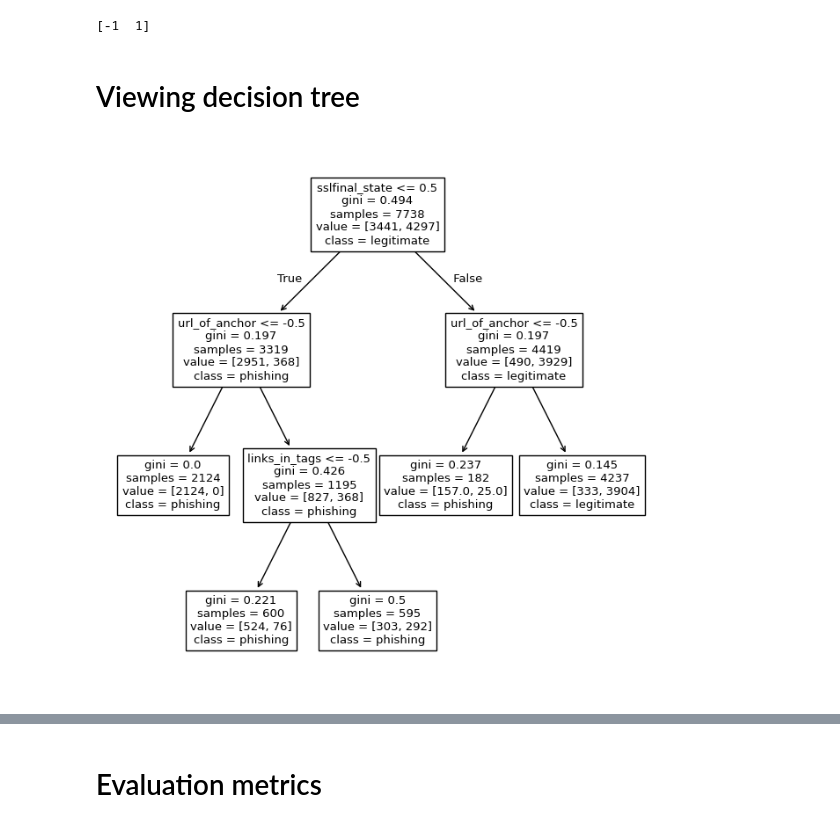
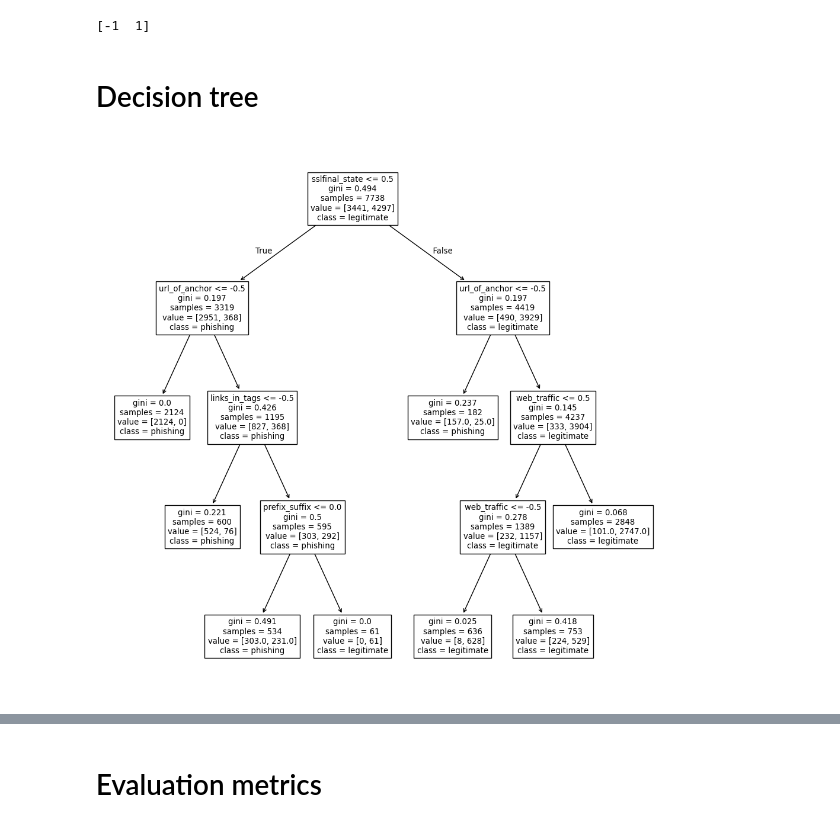
Before and after one commit to hinmiro/dataIsBeautifull_G2, a Jupyter notebook: assignments/decisiontrees_randomforests.ipynb, the cells around one changed output, grey strips where cells are left out. Cells and saved outputs as stored; diff of their text form; code cells hidden in the pictures.

```diff
--- a/assignments/decisiontrees_randomforests.ipynb
+++ b/assignments/decisiontrees_randomforests.ipynb
@@ -56,18 +71,18 @@ X_train, X_test, y_train, y_test = train_test_split(X, y, test_size = 0.30, rand
 # %%
 from sklearn.tree import DecisionTreeClassifier
 
-model = DecisionTreeClassifier(random_state=52, ccp_alpha=0.009)
+model = DecisionTreeClassifier(random_state=52, ccp_alpha=0.004, max_depth=4)
 model.fit(X_train, y_train)
 print(model.classes_)
 # %% [output]
 [-1  1]
 # %% [markdown]
-# Viewing decision tree
+# Decision tree
 # %%
 from sklearn.tree import plot_tree
 
-fig = plt.figure(figsize = (8, 8))
+fig = plt.figure(figsize = (12, 12))
 plot_tree(model, feature_names = X.keys(), class_names = ['phishing', 'legitimate'])
 plt.show()
 # %% [output]
-[figure, old version]
+[figure, new version]
```
Also changed, not shown: parts of 4 cells of this notebook.
